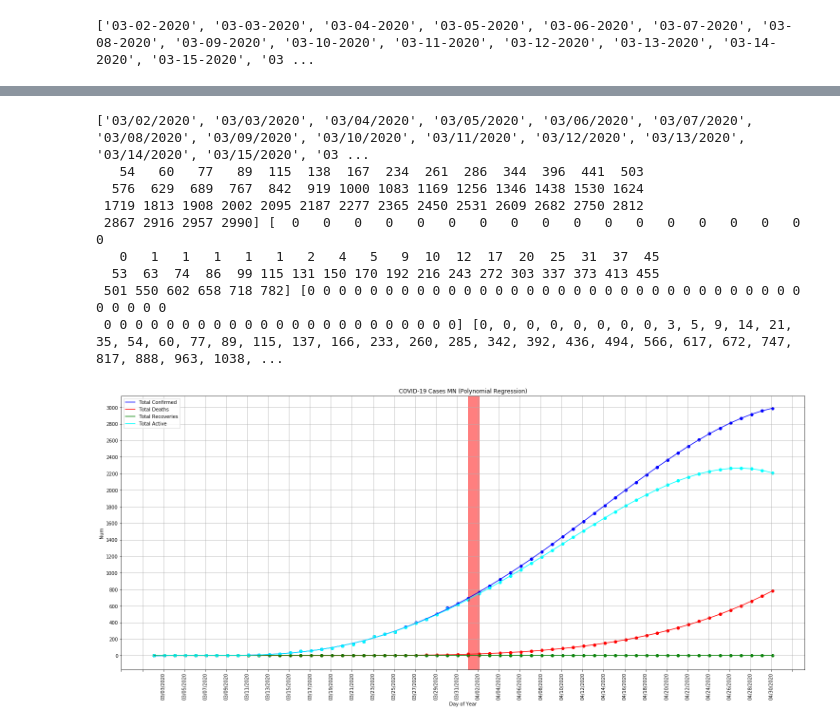
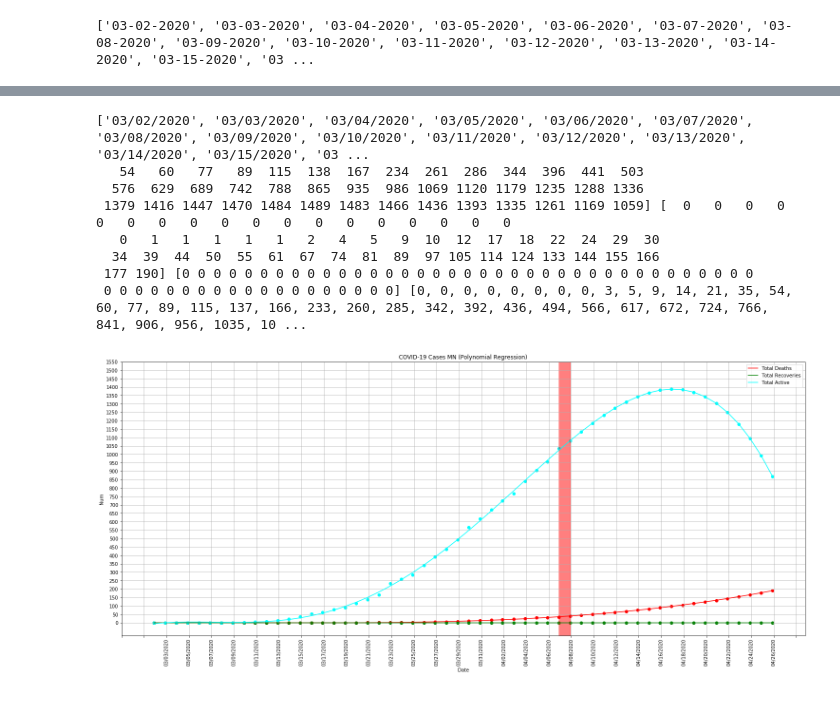
Before and after one commit to fuzzbient/jupyter, a Jupyter notebook: 20200323 COVID Regressions MN.ipynb, the cells around one changed output, grey strips where cells are left out. Drawn from its saved outputs; the diff is of its cells as text; code cells hidden in the pictures.

```diff
--- a/20200323 COVID Regressions MN.ipynb
+++ b/20200323 COVID Regressions MN.ipynb
@@ -190,7 +190,7 @@ datesfuture = [pd.to_datetime(date, infer_datetime_format=True) for date in date
 nowstart = datesfuture[-1].strftime("%m/%d/%Y")
 nowend = (datesfuture[-1] + datetime.timedelta(days=1)).strftime("%m/%d/%Y")
 
-for dayofyear in range(datetimes[-1] + 1, datetimes[-1] + 30):
+for dayofyear in range(datetimes[-1] + 1, datetimes[-1] + 20):
     datetimesfuture.append(dayofyear)
     datesfuture.append(datesfuture[-1] + datetime.timedelta(days=1))
     numpredict = int(pol_reg.predict(poly_reg.fit_transform([[dayofyear]])).item(0,0))
@@ -201,7 +201,10 @@ for dayofyear in range(datetimes[-1] + 1, datetimes[-1] + 30):
     casesfuture = np.append(casesfuture, numpredict)
     deathsfuture = np.append(deathsfuture, numpredict_d)
     recoveriesfuture = np.append(recoveriesfuture, numpredict_r)
-    activefuture.append(numpredict - (numpredict_d + numpredict_r))
+    active = numpredict - (numpredict_d + numpredict_r)
+    if active <= 0.0:
+        active = 0.0
+    activefuture.append(active)
     if numpredict <= 0.0:
         break
 
@@ -212,13 +215,12 @@ print(datesfuture, datetimesfuture, casesfuture, deathsfuture, recoveriesfuture,
 # %% [output]
 ['03/02/2020', '03/03/2020', '03/04/2020', '03/05/2020', '03/06/2020', '03/07/2020', '03/08/2020', '03/09/2020', '03/10/2020', '03/11/2020', '03/12/2020', '03/13/2020', '03/14/2020', '03/15/2020', '03 ...
    54   60   77   89  115  138  167  234  261  286  344  396  441  503
-  576  629  689  767  842  919 1000 1083 1169 1256 1346 1438 1530 1624
- 1719 1813 1908 2002 2095 2187 2277 2365 2450 2531 2609 2682 2750 2812
- 2867 2916 2957 2990] [  0   0   0   0   0   0   0   0   0   0   0   0   0   0   0   0   0   0
-   0   1   1   1   1   1   2   4   5   9  10  12  17  20  25  31  37  45
-  53  63  74  86  99 115 131 150 170 192 216 243 272 303 337 373 413 455
- 501 550 602 658 718 782] [0 0 0 0 0 0 0 0 0 0 0 0 0 0 0 0 0 0 0 0 0 0 0 0 0 0 0 0 0 0 0 0 0 0 0 0 0
- 0 0 0 0 0 0 0 0 0 0 0 0 0 0 0 0 0 0 0 0 0 0 0] [0, 0, 0, 0, 0, 0, 0, 0, 3, 5, 9, 14, 21, 35, 54, 60, 77, 89, 115, 137, 166, 233, 260, 285, 342, 392, 436, 494, 566, 617, 672, 747, 817, 888, 963, 1038, ...
+  576  629  689  742  788  865  935  986 1069 1120 1179 1235 1288 1336
+ 1379 1416 1447 1470 1484 1489 1483 1466 1436 1393 1335 1261 1169 1059] [  0   0   0   0   0   0   0   0   0   0   0   0   0   0   0   0   0   0
+   0   1   1   1   1   1   2   4   5   9  10  12  17  18  22  24  29  30
+  34  39  44  50  55  61  67  74  81  89  97 105 114 124 133 144 155 166
+ 177 190] [0 0 0 0 0 0 0 0 0 0 0 0 0 0 0 0 0 0 0 0 0 0 0 0 0 0 0 0 0 0 0 0 0 0 0 0 0
+ 0 0 0 0 0 0 0 0 0 0 0 0 0 0 0 0 0 0 0] [0, 0, 0, 0, 0, 0, 0, 0, 3, 5, 9, 14, 21, 35, 54, 60, 77, 89, 115, 137, 166, 233, 260, 285, 342, 392, 436, 494, 566, 617, 672, 724, 766, 841, 906, 956, 1035, 10 ...
 # %%
 xfd = np.array(datesfuture)
 xfd = xfd.reshape(len(xfd),1)
@@ -262,35 +264,35 @@ pol_regf_r.fit(x_polyf_r, yf_r)
 #Active
 poly_regf_a = PolynomialFeatures(degree=4)
 x_polyf_a = poly_regf_a.fit_transform(xf)
 pol_regf_a = LinearRegression()
 pol_regf_a.fit(x_polyf_a, yf_a)
 
 # Visualizing the Polymonial Regression results
 def vizf_polymonial():
     fig = plt.figure(figsize=(25,10))
     axes = fig.add_axes([0.0,0.0,0.8,0.8])
-    axes.scatter(datesfuture, yf, color='blue')
+    #axes.scatter(datesfuture, yf, color='blue')
     axes.scatter(datesfuture, yf_d, color='red')
     axes.scatter(datesfuture, yf_r, color='green')
     axes.scatter(datesfuture, yf_a, color='cyan')
-    axes.plot(datesfuture, pol_regf.predict(poly_regf.fit_transform(xf)), color='blue', label='Total Confirmed')
+    #axes.plot(datesfuture, pol_regf.predict(poly_regf.fit_transform(xf)), color='blue', label='Total Confirmed')
     axes.plot(datesfuture, pol_regf_d.predict(poly_regf_d.fit_transform(xf)), color='red', label='Total Deaths')
     axes.plot(datesfuture, pol_regf_r.predict(poly_regf_r.fit_transform(xf)), color='green', label='Total Recoveries')
     axes.plot(datesfuture, pol_regf_a.predict(poly_regf_a.fit_transform(xf)), color='cyan', label='Total Active')
     axes.legend()
     #axes.ticklabel_format(useOffset=False, style='plain')
     plt.title('COVID-19 Cases MN (Polynomial Regression)')
-    plt.xlabel('Day of Year')
+    plt.xlabel('Date')
     plt.ylabel('Num')
-    axes.set_yticks(np.arange(0, max(casesfuture) + 100, 200))
+    axes.set_yticks(np.arange(0, max(casesfuture) + 100, 50))
     plt.grid()
     start, end = axes.get_xlim()
     stepsize = 2
     axes.xaxis.set_ticks(np.arange(start, end, stepsize))
     plt.xticks(rotation=90)
     plt.axvspan(nowstart, nowend, color='red', alpha=0.5)
     plt.show()
     return
 vizf_polymonial()
 # %% [output]
-[figure, old version]
+[figure, new version]
```
Also changed, not shown: parts of 6 cells of this notebook, 1 other file.
